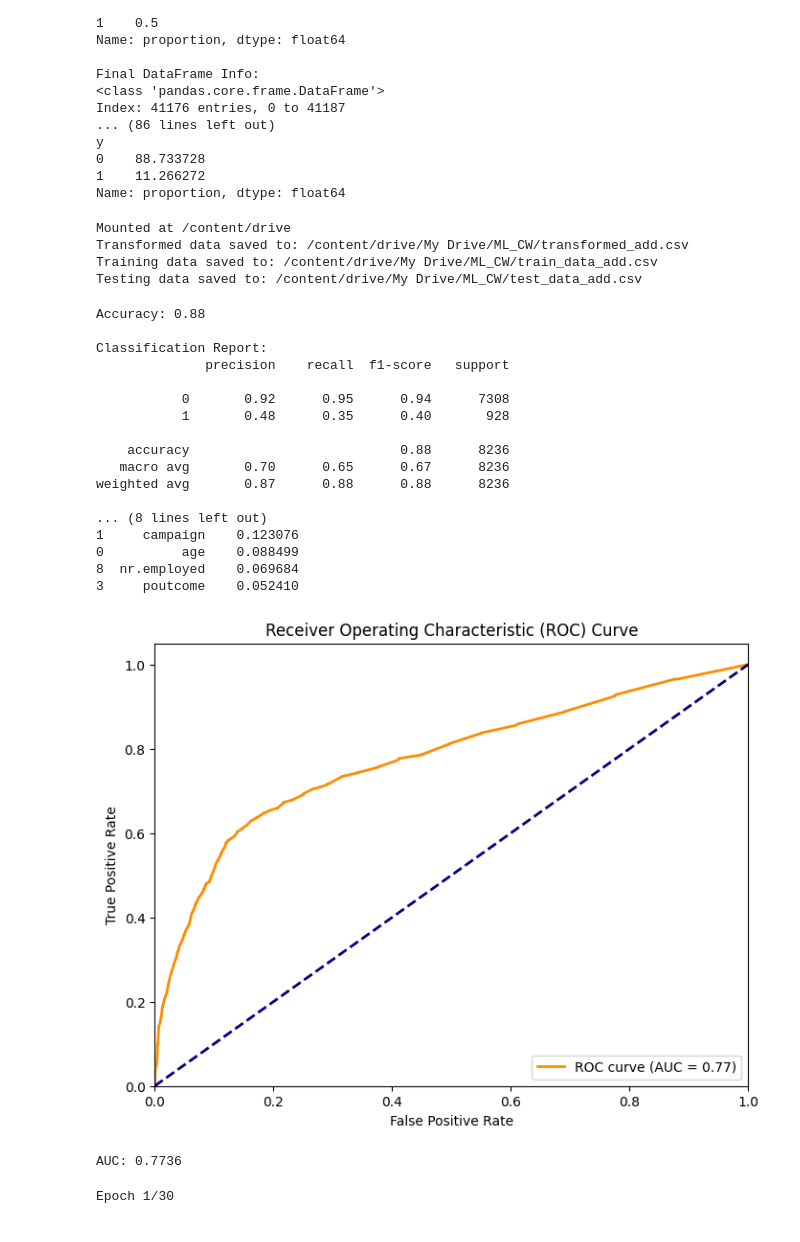
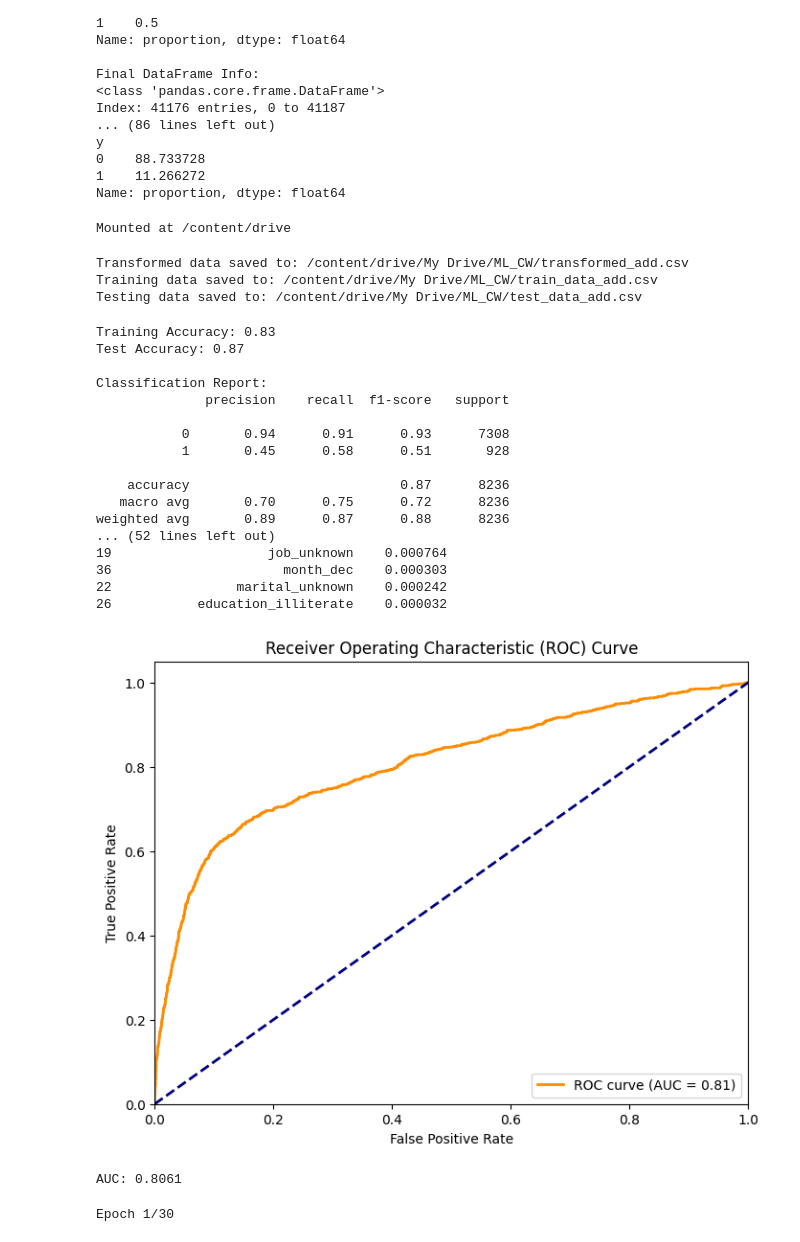
Before and after one commit to HRashmika/Bank_Prediction, a Jupyter notebook: ML_CW.ipynb, the cells around one changed output. Cells and saved outputs as stored; diff of their text form; code cells hidden in the pictures.

Commit message:
Random Forest Accuracy

```diff
--- a/ML_CW.ipynb
+++ b/ML_CW.ipynb
@@ -154,9 +154,13 @@ y
 0    88.733728
 1    11.266272
 Name: proportion, dtype: float64
+# %%
+from google.colab import drive
+drive.mount('/content/drive')
+# %% [output]
+Mounted at /content/drive
 # %%
-from google.colab import drive
-drive.mount('/content/drive')
+
 
 # Set output directory in Google Drive
 output_dir = '/content/drive/My Drive/ML_CW/'
@@ -192,11 +196,15 @@ try:
 except Exception as e:
     print(f"Error while saving files: {e}")
 # %% [output]
-Mounted at /content/drive
 Transformed data saved to: /content/drive/My Drive/ML_CW/transformed_add.csv
 Training data saved to: /content/drive/My Drive/ML_CW/train_data_add.csv
 Testing data saved to: /content/drive/My Drive/ML_CW/test_data_add.csv
 # %%
+from sklearn.ensemble import RandomForestClassifier
+from sklearn.model_selection import train_test_split
+from sklearn.metrics import accuracy_score, classification_report, confusion_matrix
+import pandas as pd
+
 # File paths for training and testing data
 train_file_path = '/content/drive/My Drive/ML_CW/train_data_add.csv'
 test_file_path = '/content/drive/My Drive/ML_CW/test_data_add.csv'
@@ -210,21 +218,30 @@ y_train = train_data['y']
 X_test = test_data.drop('y', axis=1)
 y_test = test_data['y']
 
-# Initialize Random Forest Classifier
-rf_classifier = RandomForestClassifier(n_estimators=100, random_state=42)
+# Initialize Random Forest Classifier with basic regularization
+rf_classifier = RandomForestClassifier(n_estimators=200, max_depth=10, min_samples_split=5, random_state=42)
 
 # Fit the classifier
 rf_classifier.fit(X_train, y_train)
-y_pred = rf_classifier.predict(X_test)
 
-# Evaluating the model
-accuracy = accuracy_score(y_test, y_pred)
-print(f"Accuracy: {accuracy:.2f}")
+# Predict on training data
+y_train_pred = rf_classifier.predict(X_train)
+train_accuracy = accuracy_score(y_train, y_train_pred)
 
+# Predict on test data
+y_test_pred = rf_classifier.predict(X_test)
+test_accuracy = accuracy_score(y_test, y_test_pred)
+
+# Print accuracies
+print(f"Training Accuracy: {train_accuracy:.2f}")
+print(f"Test Accuracy: {test_accuracy:.2f}")
+
+# Print classification report and confusion matrix
 print("\nClassification Report:")
-print(classification_report(y_test, y_pred))
+print(classification_report(y_test, y_test_pred))
+
 print("\nConfusion Matrix:")
-print(confusion_matrix(y_test, y_pred))
+print(confusion_matrix(y_test, y_test_pred))
 
 # Feature Importances
 feature_importances = pd.DataFrame({
@@ -232,50 +249,51 @@ feature_importances = pd.DataFrame({
     'Importance': rf_classifier.feature_importances_
 }).sort_values(by='Importance', ascending=False)
 
-print("\nTop Features:")
-print(feature_importances.head())
+print("\nFeature Importances:")
+print(feature_importances)
+
 
 # Predict probabilities on the test set (for ROC curve)
 y_prob = rf_classifier.predict_proba(X_test)[:, 1]  # Get probabilities for the positive class
 
 # Compute ROC curve and AUC
 fpr, tpr, _ = roc_curve(y_test, y_prob)
 roc_auc = auc(fpr, tpr)
 
 # Plot ROC curve
 plt.figure(figsize=(8, 6))
 plt.plot(fpr, tpr, color='darkorange', lw=2, label=f'ROC curve (AUC = {roc_auc:.2f})')
 plt.plot([0, 1], [0, 1], color='navy', lw=2, linestyle='--')  # Diagonal line
 plt.xlim([0.0, 1.0])
 plt.ylim([0.0, 1.05])
 plt.xlabel('False Positive Rate')
 plt.ylabel('True Positive Rate')
 plt.title('Receiver Operating Characteristic (ROC) Curve')
 plt.legend(loc='lower right')
 plt.show()
 
 # Print the AUC value
 print(f"\nAUC: {roc_auc:.4f}")
 # %% [output]
-Accuracy: 0.88
+Training Accuracy: 0.83
+Test Accuracy: 0.87
 
 Classification Report:
               precision    recall  f1-score   support
 
-           0       0.92      0.95      0.94      7308
-           1       0.48      0.35      0.40       928
+           0       0.94      0.91      0.93      7308
+           1       0.45      0.58      0.51       928
 
-    accuracy                           0.88      8236
-   macro avg       0.70      0.65      0.67      8236
-weighted avg       0.87      0.88      0.88      8236
-
-... (8 lines left out)
-1     campaign    0.123076
-0          age    0.088499
-8  nr.employed    0.069684
-3     poutcome    0.052410
+    accuracy                           0.87      8236
+   macro avg       0.70      0.75      0.72      8236
+weighted avg       0.89      0.87      0.88      8236
+... (52 lines left out)
+19                    job_unknown    0.000764
+36                      month_dec    0.000303
+22                marital_unknown    0.000242
+26           education_illiterate    0.000032
-[figure, old version]
+[figure, new version]
-AUC: 0.7736
+AUC: 0.8061
 # %%
 
 # Define file paths in Google Drive
```
